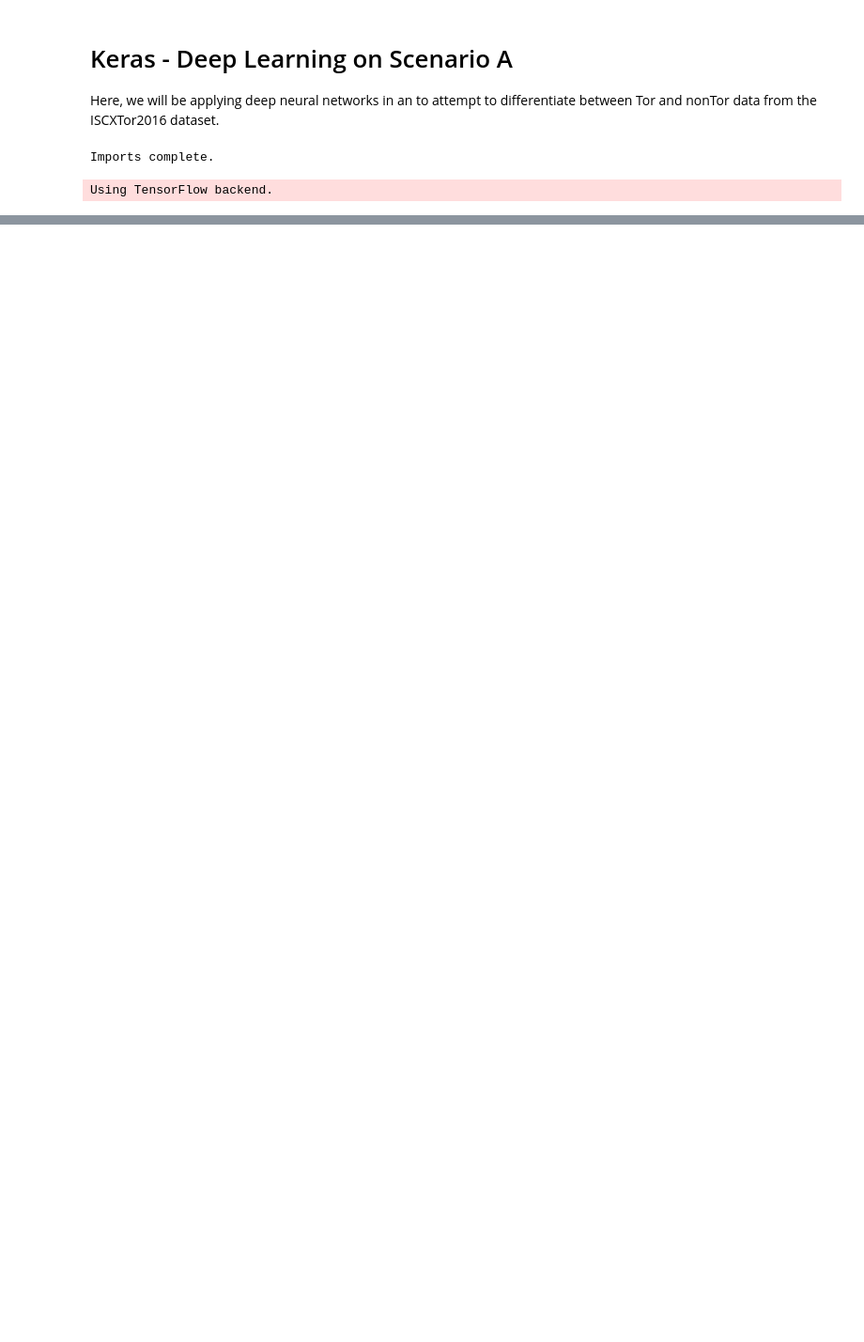
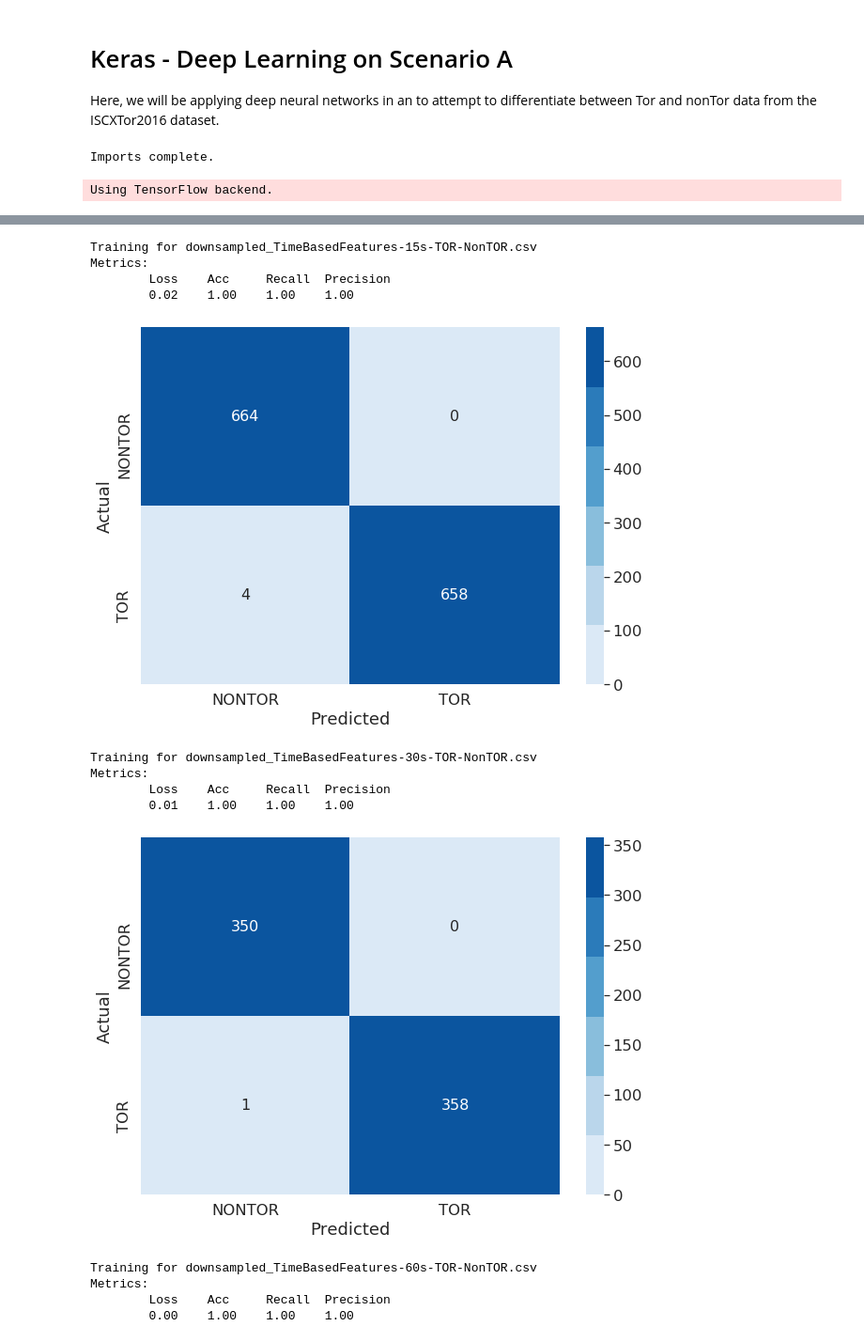
Before and after one commit to Colorado-Mesa-University-Cybersecurity/DeepLearning-TorTraffic, a Jupyter notebook: notebooks/keras scenario a experiment.ipynb, the cells around one changed output, grey strips where cells are left out. Shown: that part at 94% size. Drawn from its saved outputs; the diff is of its cells as text; code cells hidden in the pictures; blank space fills up the shorter version.

```diff
--- a/notebooks/keras scenario a experiment.ipynb
+++ b/notebooks/keras scenario a experiment.ipynb
@@ -216,11 +183,4 @@ Metrics:
 # %%
-# All of the data files
-files=['TimeBasedFeatures-15s-TOR-NonTOR.csv',
-       'downsampled_TimeBasedFeatures-15s-TOR-NonTOR.csv',
-       'TimeBasedFeatures-30s-TOR-NonTOR.csv',
-       'TimeBasedFeatures-60s-TOR-NonTOR.csv',
-       'TimeBasedFeatures-120s-TOR-NonTOR.csv']
-
 # Lists for accuracies collected from models
 list_dummy = []
 list_dt = []
@@ -257,13 +217,7 @@ for file in files:
         knn = KNeighborsClassifier()
 
         # Deep Neural Network
-        dnn = Sequential([
-            Dense(64, input_shape=(23,)),
-            Dense(32, activation='relu'),
-            Dense(2, activation='softmax')
-        ])
-        dnn.compile(optimizer='adam', loss='categorical_crossentropy', metrics=['accuracy'])
-
+        dnn = create_dnn_model()
 
         # Train the models
         dummy.fit(X_train, y_train)
@@ -315,0 +268,58 @@ TimeBasedFeatures-120s-TOR-NonTOR.csv   95.82%  99.96%          99.92%
+# %%
+# Just run a DNN experiment
+# All of the data files
+files=['downsampled_TimeBasedFeatures-15s-TOR-NonTOR.csv',
+       'downsampled_TimeBasedFeatures-30s-TOR-NonTOR.csv',
+       'downsampled_TimeBasedFeatures-60s-TOR-NonTOR.csv',
+       'downsampled_TimeBasedFeatures-120s-TOR-NonTOR.csv']
+
+# Gathered from the getXy function
+#0 => NONTOR
+#1 => TOR
+names = ['NONTOR', 'TOR']
+
+for file in files:
+    print('Training for {}'.format(file), end='')
+    X, y = get_Xy(path + file, verbose=False)
+
+    X = normalize(X)
+    y = to_categorical(y)
+
+    X_train, X_test, y_train, y_test = train_test_split(X, y, test_size=0.2, random_state=random_state)
+
+    # Set up the metrics
+    metrics = [
+        CategoricalAccuracy(),
+        Recall(),
+        Precision()
+    ]
+
+    # Deep Neural Network
+    dnn = create_dnn_model(metrics)
+
+    dnn.fit(X_train, y_train, epochs=25, verbose=0)
+
+    results = dnn.evaluate(X_test, y_test, verbose=0)
+
+    print('\nMetrics:')
+    print('\tLoss\tAcc\tRecall\tPrecision')
+    for result in results:
+        print('\t{:.2f}'.format(result), end='')
+
+    # Show a confusion matrix
+    show_conf_matrix(dnn, X_test, y_test, names)
+# %% [output]
+Training for downsampled_TimeBasedFeatures-15s-TOR-NonTOR.csv
+Metrics:
+        Loss    Acc     Recall  Precision
+        0.02    1.00    1.00    1.00
+[figure, added]
+Training for downsampled_TimeBasedFeatures-30s-TOR-NonTOR.csv
+Metrics:
+        Loss    Acc     Recall  Precision
+        0.01    1.00    1.00    1.00
+[figure, added]
+Training for downsampled_TimeBasedFeatures-60s-TOR-NonTOR.csv
+Metrics:
+        Loss    Acc     Recall  Precision
+        0.00    1.00    1.00    1.00
```
Also changed, not shown: parts of 9 cells of this notebook.
